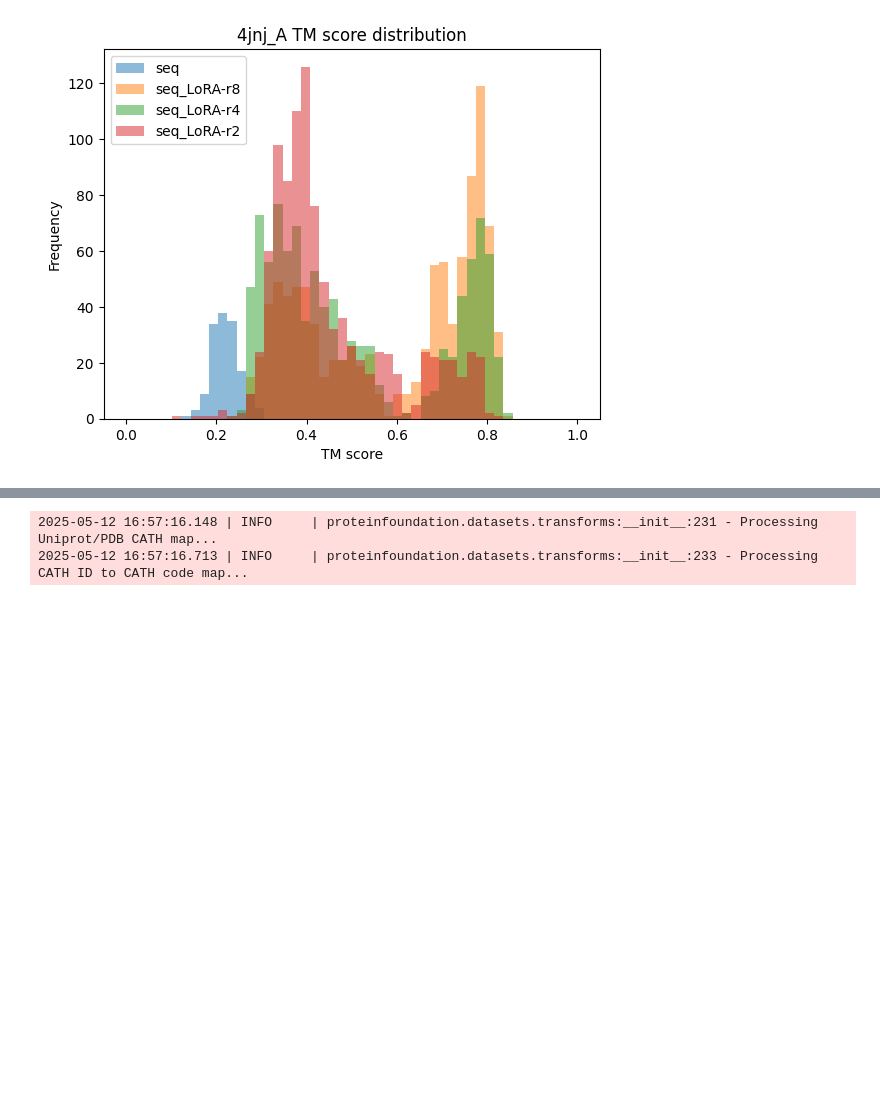
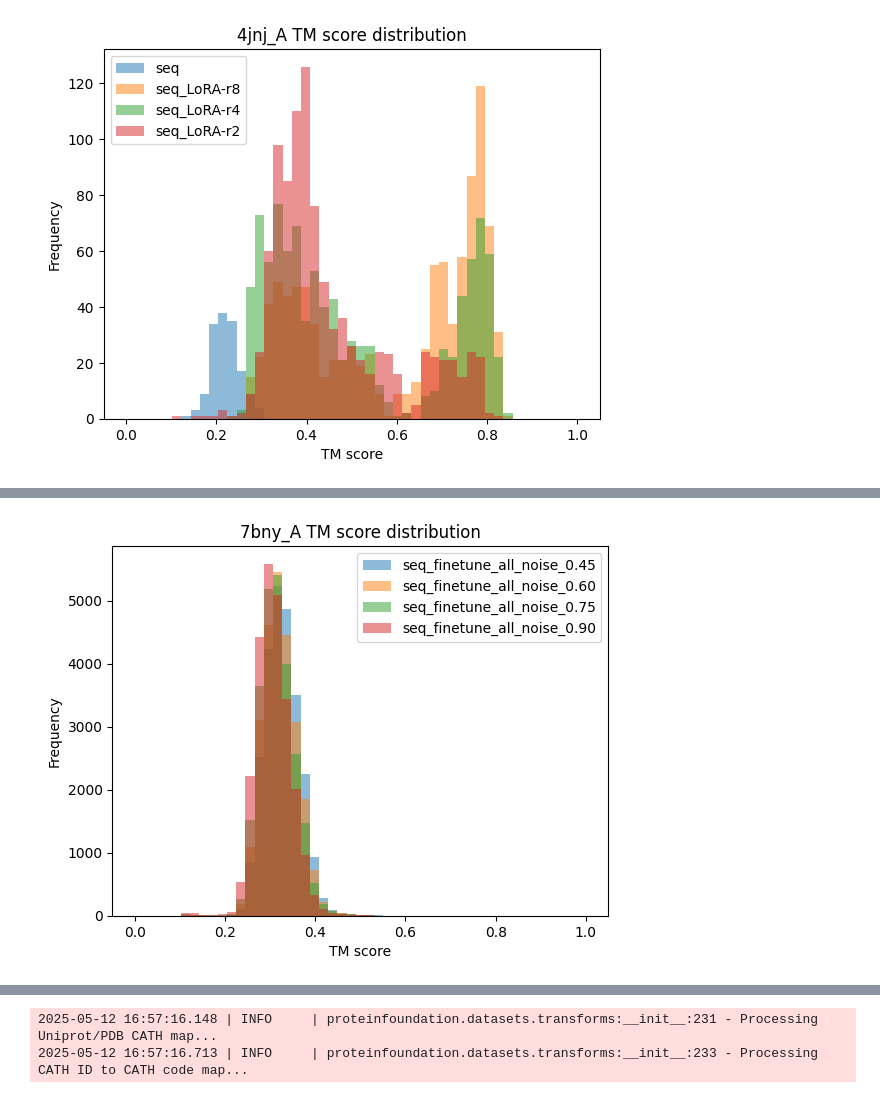
Before and after one commit to Yuwan3154/proteina, a Jupyter notebook: proteina.ipynb, the cells around one changed output, grey strips where cells are left out. Saved outputs shown, nothing was run; the diff lists cells and outputs as text; code cells hidden in the pictures; blank space fills up the shorter version.

```diff
--- a/proteina.ipynb
+++ b/proteina.ipynb
@@ -59,0 +110,17 @@ plt.show()
+# %%
+seq_finetune_all_purge_7bny_noise_045_aln_df = pd.read_csv("/home/jupyter-chenxi/proteina/inference/inference_seq_cond_sampling_finetune-all_21-seq_purge-7bny_045-noise/7bny_A/aln.tsv", sep="\t")
+seq_finetune_all_purge_7bny_noise_060_aln_df = pd.read_csv("/home/jupyter-chenxi/proteina/inference/inference_seq_cond_sampling_finetune-all_21-seq_purge-7bny_060-noise/7bny_A/aln.tsv", sep="\t")
+seq_finetune_all_purge_7bny_noise_075_aln_df = pd.read_csv("/home/jupyter-chenxi/proteina/inference/inference_seq_cond_sampling_finetune-all_21-seq_purge-7bny_075-noise/7bny_A/aln.tsv", sep="\t")
+seq_finetune_all_purge_7bny_noise_090_aln_df = pd.read_csv("/home/jupyter-chenxi/proteina/inference/inference_seq_cond_sampling_finetune-all_21-seq_purge-7bny_090-noise/7bny_A/aln.tsv", sep="\t")
+
+plt.hist(seq_finetune_all_purge_7bny_noise_045_aln_df["TM1"].to_numpy(), alpha=0.5, bins=np.linspace(0, 1, 50), label="seq_finetune_all_noise_0.45")
+plt.hist(seq_finetune_all_purge_7bny_noise_060_aln_df["TM1"].to_numpy(), alpha=0.5, bins=np.linspace(0, 1, 50), label="seq_finetune_all_noise_0.60")
+plt.hist(seq_finetune_all_purge_7bny_noise_075_aln_df["TM1"].to_numpy(), alpha=0.5, bins=np.linspace(0, 1, 50), label="seq_finetune_all_noise_0.75")
+plt.hist(seq_finetune_all_purge_7bny_noise_090_aln_df["TM1"].to_numpy(), alpha=0.5, bins=np.linspace(0, 1, 50), label="seq_finetune_all_noise_0.90")
+plt.xlabel("TM score")
+plt.ylabel("Frequency")
+plt.title("7bny_A TM score distribution")
+plt.legend()
+plt.show()
+# %% [output]
+[figure, added]
```
Also changed, not shown: parts of 13 cells of this notebook, 21 other files.
